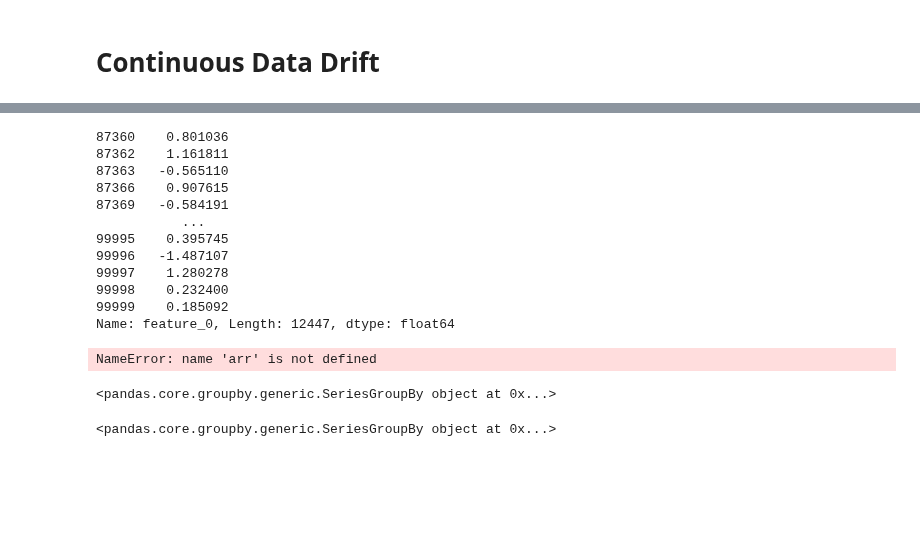
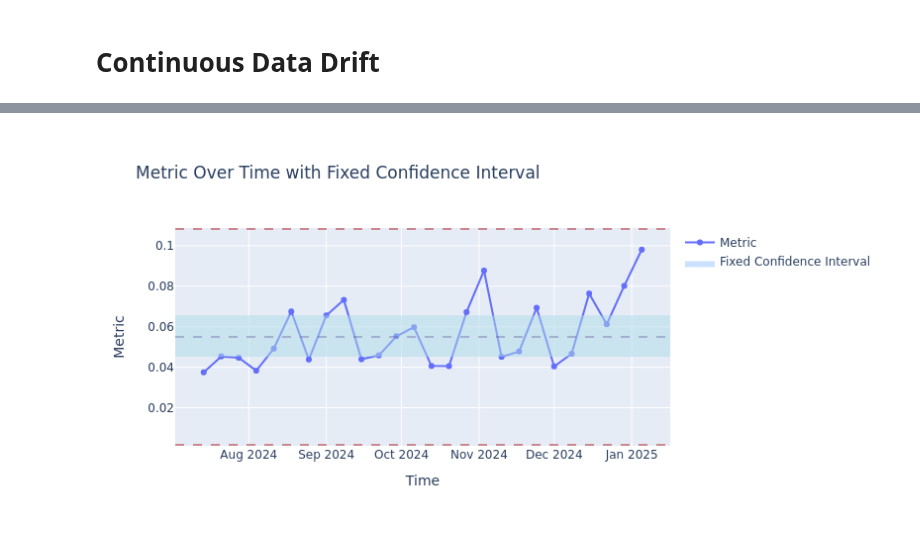
Before and after one commit to HeyLucasLeao/tinyshift, a Jupyter notebook: eda.ipynb, the cells around one changed output, grey strips where cells are left out. Cells and saved outputs as stored; diff of their text form; code cells hidden in the pictures; blank space fills up the shorter version.

```diff
--- a/eda.ipynb
+++ b/eda.ipynb
@@ -123,2 +172,3 @@ def calculate_continuous_distribution(df, column_name, timestamp):
 # %%
-a, b = calculate_continuous_distribution(df_test, "feature_0", "datetime")
+a, b = calculate_continuous_distribution(df_test, "feature_0", "W", "datetime")
+ks_test = ks_distance(a, b)
@@ -168,27 +175,4 @@ df_test[["datetime", "feature_0"]].groupby("datetime").shift()
-# %%
-df_test["feature_0"]
-# %% [output]
-87360    0.801036
-87362    1.161811
-87363   -0.565110
-87366    0.907615
-87369   -0.584191
-           ...
-99995    0.395745
-99996   -1.487107
-99997    1.280278
-99998    0.232400
-99999    0.185092
-Name: feature_0, Length: 12447, dtype: float64
-# %%
-np.asarray(arr)
-# %% [output]
-NameError: name 'arr' is not defined
-# %%
-df_test.groupby('datetime')["feature_0"]
-# %% [output]
-<pandas.core.groupby.generic.SeriesGroupBy object at 0x...>
-# %%
-df_test.groupby('datetime')["feature_0"]
-# %% [output]
-<pandas.core.groupby.generic.SeriesGroupBy object at 0x...>
+# %%
+plotting.performance_by_time(statistics, ks_test, fig_type="png")
+# %% [output]
+[figure, added]
```
Also changed, not shown: parts of 16 cells of this notebook, 1 other file.
